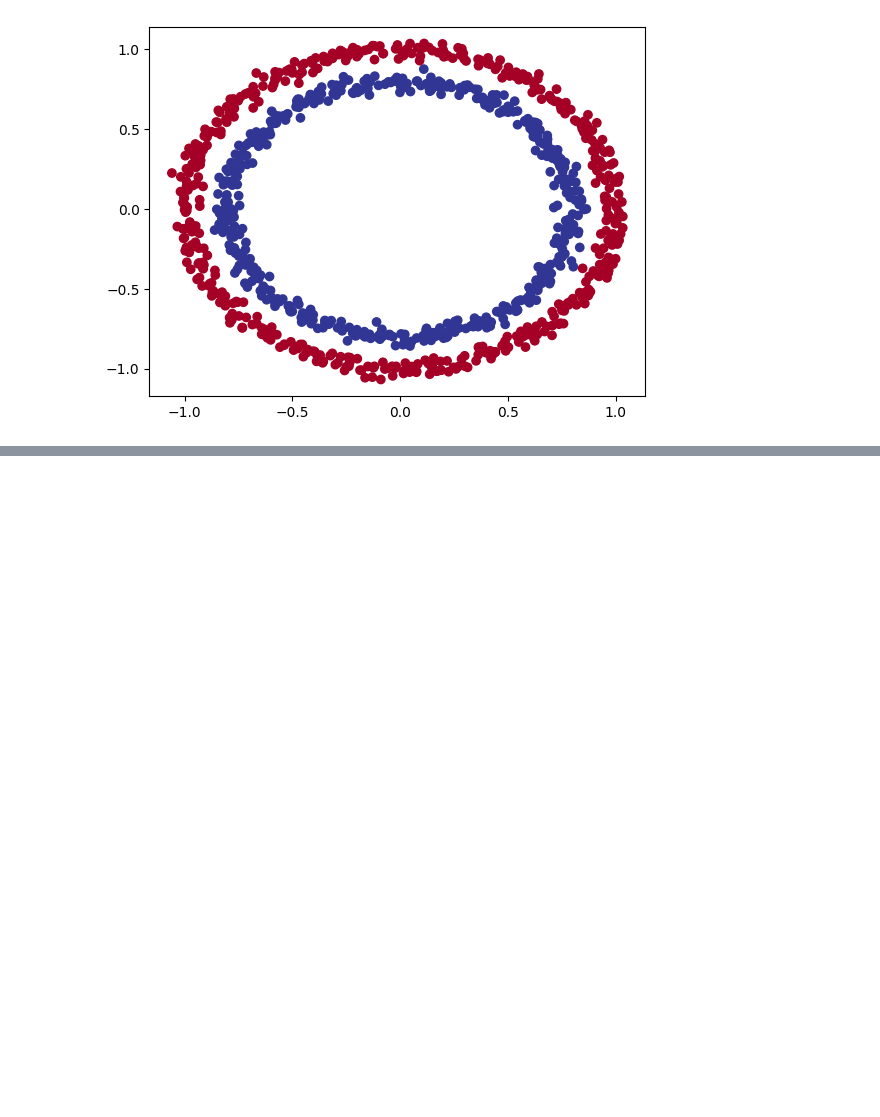
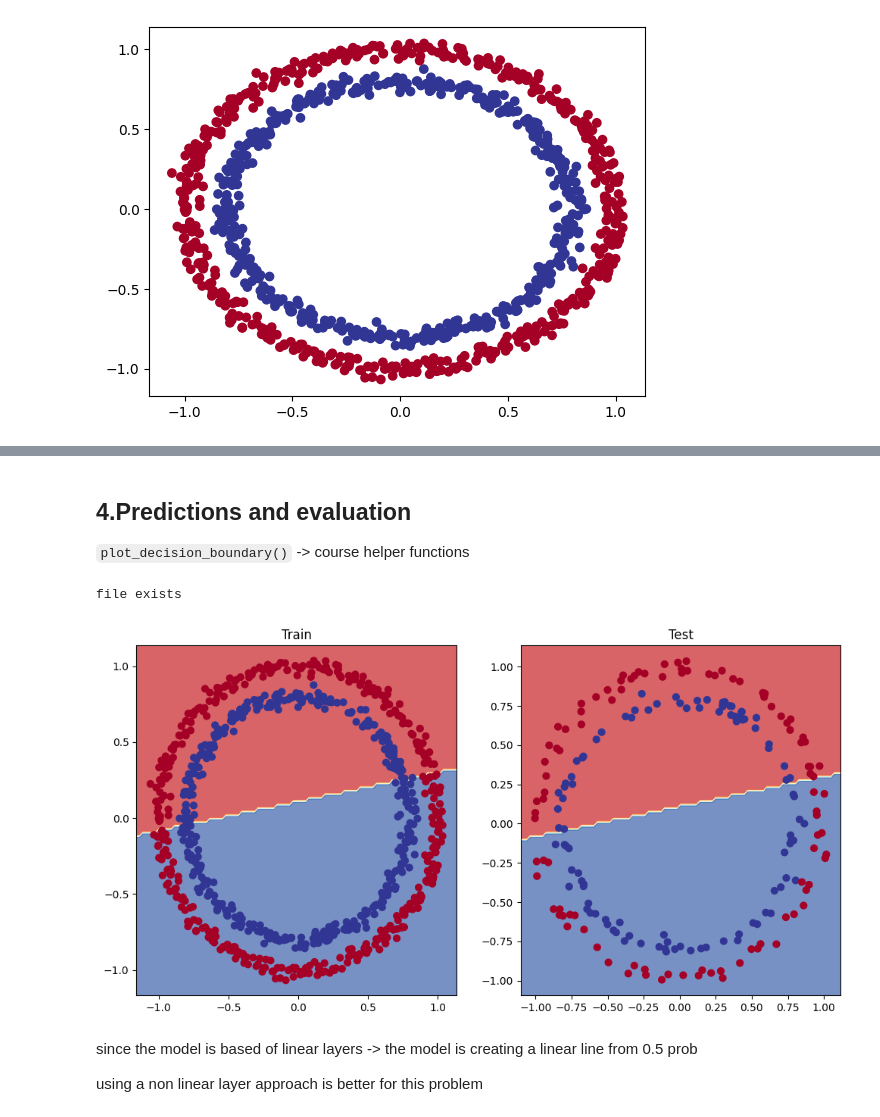
Before and after one commit to therealshai/Pytorch-notebooks, a Jupyter notebook: 02_pytorch_nn_classification.ipynb, the cells around one changed output, grey strips where cells are left out. Drawn from its saved outputs; the diff is of its cells as text; code cells hidden in the pictures; blank space fills up the shorter version.

Commit message:
model_1 and model_2

```diff
--- a/02_pytorch_nn_classification.ipynb
+++ b/02_pytorch_nn_classification.ipynb
@@ -106,0 +240,9 @@ plt.scatter(x=X[:,0],
+# %%
+#Let's replicte the model above using nn.sequential
+
+model_0= nn.Sequential(
+    nn.Linear(in_features=2,out_features=5),
+    nn.Linear(in_features=5,out_features=1)
+)
+
+model_0
@@ -106,0 +282,15 @@ plt.scatter(x=X[:,0],
+# %%
+#Loss function
+loss_fn = nn.BCEWithLogitsLoss() #has sigmoid activation fucntion built in
+
+# optimizer
+optimizer = torch.optim.SGD(params=model_0.parameters(), lr=0.1)
+# %%
+#evaluation matric: Accuracy - out of 100 examoples, what percentage does model get it right?
+def Accuracy_fn(y_true,y_pred):
+  correct=torch.eq(y_true,y_pred).sum().item()
+
+  acc=correct/len(y_pred)*100
+
+  return acc
+#
@@ -106,0 +318,5 @@ plt.scatter(x=X[:,0],
+# %%
+with torch.inference_mode():
+  y_logits = model_0(X_test[:5])
+
+y_logits
@@ -106,0 +417,19 @@ plt.scatter(x=X[:,0],
+# %% [markdown]
+## 4.Predictions and evaluation
+
+`plot_decision_boundary()` -> course helper functions
+# %%
+import requests
+from pathlib import Path
+
+#download helper fucntions
+if Path("helper_fucntions.py").is_file():
+  print("file exists")
+else:
+  print("downloading")
+  request=requests.get("https://raw.githubusercontent.com/mrdbourke/pytorch-deep-learning/main/helper_functions.py")
+
+  with open("helper_fucntions.py","wb") as f:  #wb- write binary
+    f.write(request.content)
+# %% [output]
+file exists
@@ -106,0 +438,16 @@ plt.scatter(x=X[:,0],
+# %%
+plt.figure(figsize=(12,6))
+plt.subplot(1,2,1)
+plt.title("Train")
+
+plot_decision_boundary(model_0,X_train,y_train)
+
+plt.subplot(1,2,2)
+plt.title("Test")
+plot_decision_boundary(model_0,X_test,y_test)
+# %% [output]
+[figure, added]
+# %% [markdown]
+ since the model is based of linear layers -> the model is creating a linear line from 0.5 prob
+
+ using a non linear layer approach is better for this problem
```
Also changed, not shown: parts of 57 cells of this notebook.
